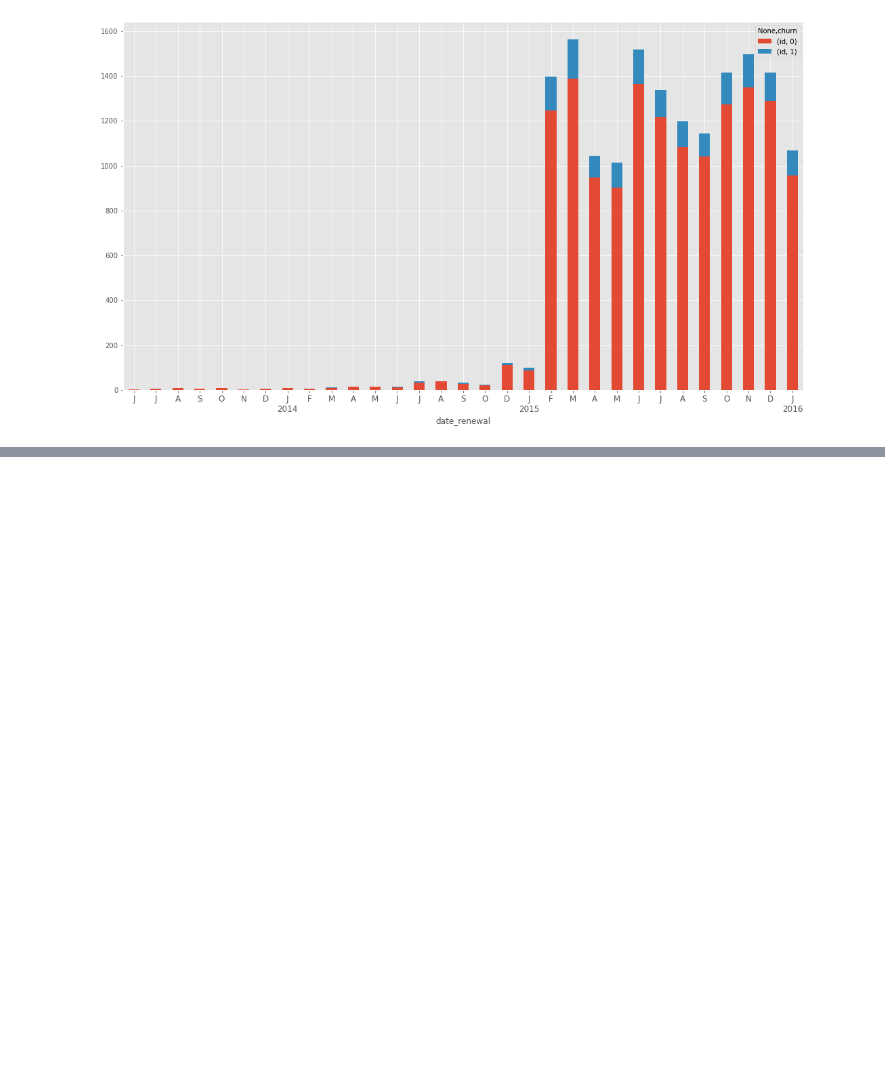
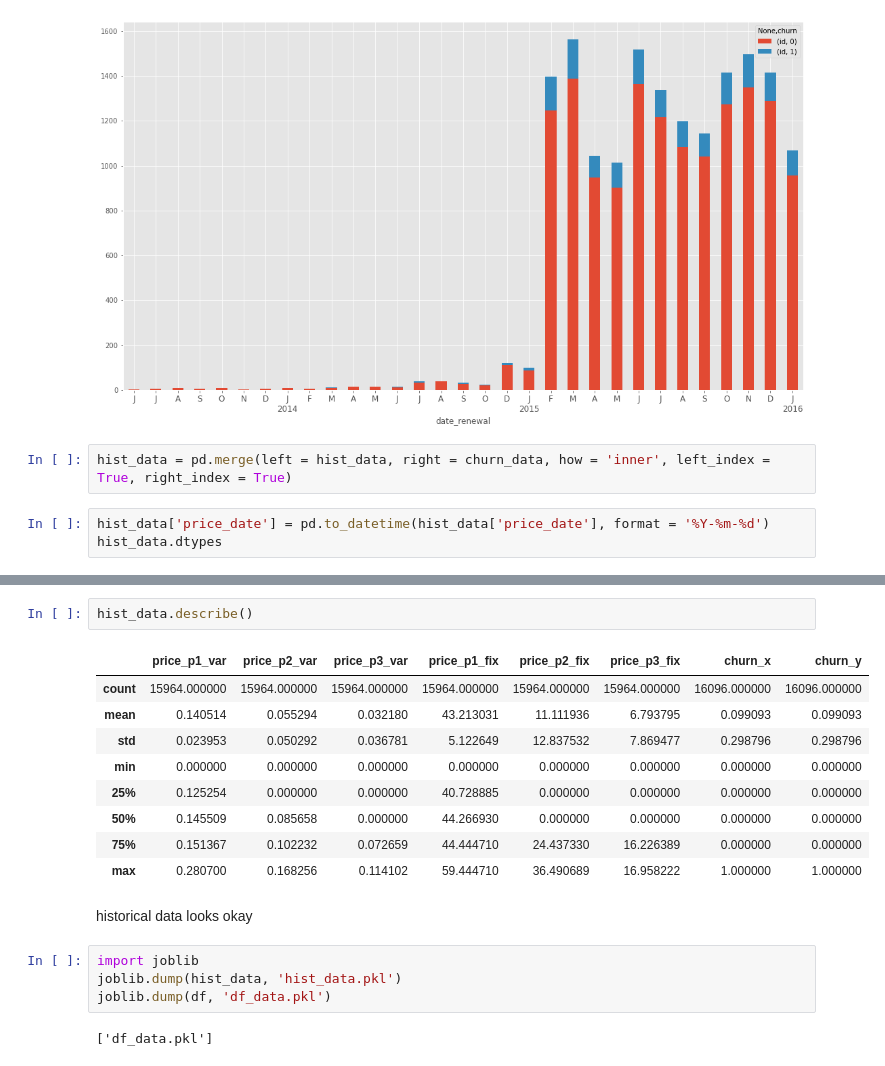
Before and after one commit to JatinderMalhi/BCG, a Jupyter notebook: bcgdataprogram.ipynb, the cells around one changed output, grey strips where cells are left out. Saved outputs shown, nothing was run; the diff lists cells and outputs as text; blank space fills up the shorter version.

```diff
--- a/bcgdataprogram.ipynb
+++ b/bcgdataprogram.ipynb
@@ -216,3 +216,8 @@ dates_plot(dfdate, 'date_renewal', fontsize=12)
 [figure]
 [figure]
 [figure]
+# %%
+hist_data = pd.merge(left = hist_data, right = churn_data, how = 'inner', left_index = True, right_index = True)
+# %%
+hist_data['price_date'] = pd.to_datetime(hist_data['price_date'], format = '%Y-%m-%d')
+hist_data.dtypes
@@ -218,0 +240,20 @@ dates_plot(dfdate, 'date_renewal', fontsize=12)
+# %%
+hist_data.describe()
+# %% [output]
+|  | price_p1_var | price_p2_var | price_p3_var | price_p1_fix | price_p2_fix | price_p3_fix | churn_x | churn_y |
+| count | 15964.000000 | 15964.000000 | 15964.000000 | 15964.000000 | 15964.000000 | 15964.000000 | 16096.000000 | 16096.000000 |
+| mean | 0.140514 | 0.055294 | 0.032180 | 43.213031 | 11.111936 | 6.793795 | 0.099093 | 0.099093 |
+| std | 0.023953 | 0.050292 | 0.036781 | 5.122649 | 12.837532 | 7.869477 | 0.298796 | 0.298796 |
+| min | 0.000000 | 0.000000 | 0.000000 | 0.000000 | 0.000000 | 0.000000 | 0.000000 | 0.000000 |
+| 25% | 0.125254 | 0.000000 | 0.000000 | 40.728885 | 0.000000 | 0.000000 | 0.000000 | 0.000000 |
+| 50% | 0.145509 | 0.085658 | 0.000000 | 44.266930 | 0.000000 | 0.000000 | 0.000000 | 0.000000 |
+| 75% | 0.151367 | 0.102232 | 0.072659 | 44.444710 | 24.437330 | 16.226389 | 0.000000 | 0.000000 |
+| max | 0.280700 | 0.168256 | 0.114102 | 59.444710 | 36.490689 | 16.958222 | 1.000000 | 1.000000 |
+# %% [markdown]
+historical data looks okay
+# %%
+import joblib
+joblib.dump(hist_data, 'hist_data.pkl')
+joblib.dump(df, 'df_data.pkl')
+# %% [output]
+['df_data.pkl']
```
Also changed, not shown: parts of 1 cell of this notebook, 6 other files.
